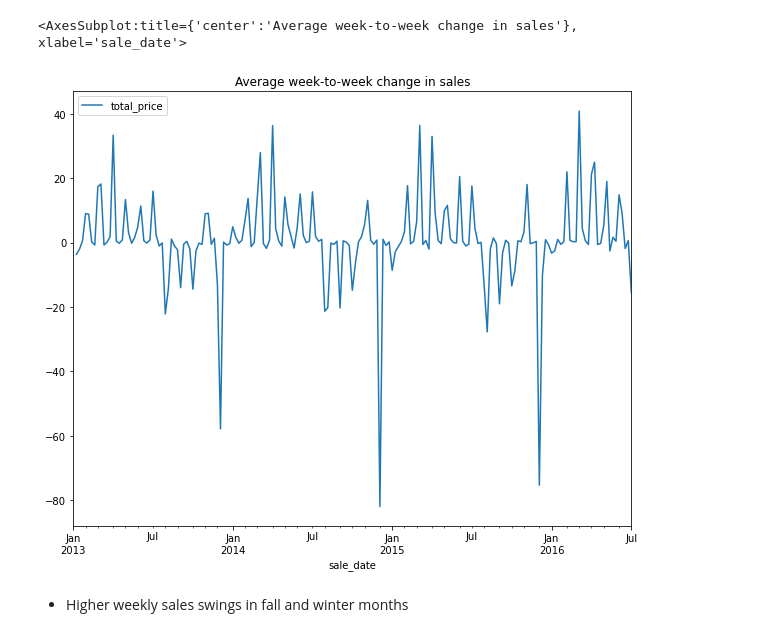
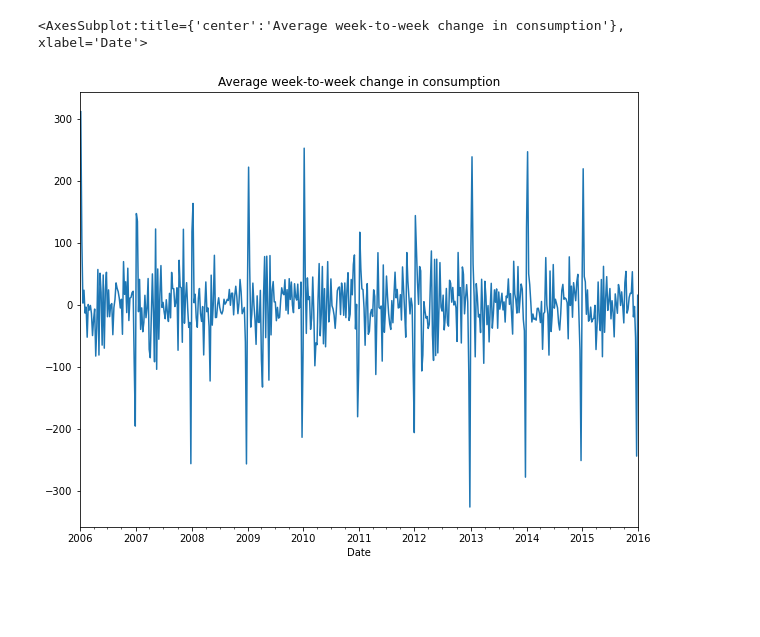
Before and after one commit to brandonjbryant/time-series-exercises, a Jupyter notebook: explore.ipynb, the cells around one changed output. Saved outputs shown, nothing was run; the diff lists cells and outputs as text; code cells hidden in the pictures; blank space fills up the shorter version.

```diff
--- a/explore.ipynb
+++ b/explore.ipynb
@@ -29,2 +33,0 @@ df.head()
-# %%
-df = prepare.set_index(df, 'sale_date')
@@ -227,0 +154,2 @@ plt.legend()
+# %%
+germany = prepare.get_germany()
@@ -227,0 +166,8 @@ plt.legend()
+# %%
+# split the data:
+
+train = germany[:'2015']
+test = germany['2016':]
+
+plt.plot(train.index, train.Consumption)
+plt.plot(test.index, test.Consumption)
@@ -245,7 +282,5 @@ y.resample('W').mean().diff()
 # %%
-y.resample('W').mean().diff().plot(title='Average week-to-week change in sales')
+y.resample('W').mean().diff().plot(title='Average week-to-week change in consumption')
 # %% [output]
-<AxesSubplot:title={'center':'Average week-to-week change in sales'}, xlabel='sale_date'>
+<AxesSubplot:title={'center':'Average week-to-week change in consumption'}, xlabel='Date'>
-[figure, old version]
+[figure, new version]
-# %% [markdown]
-- Higher weekly sales swings in fall and winter months
```
Also changed, not shown: parts of 99 cells of this notebook.
